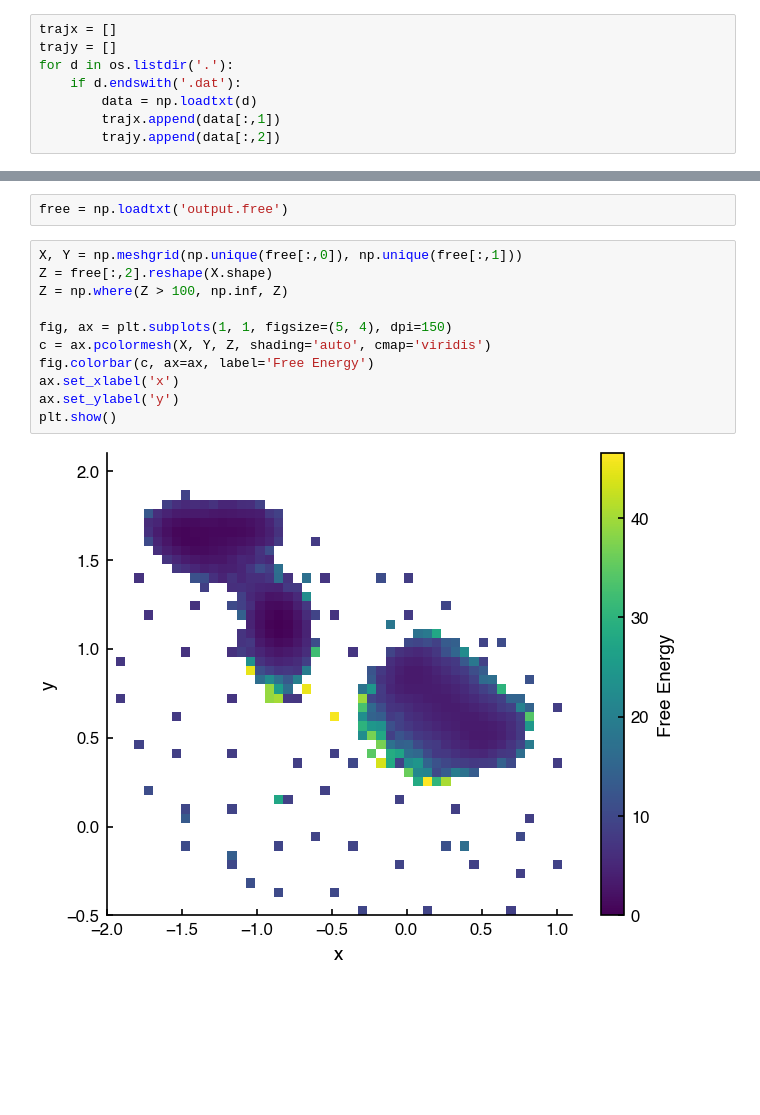
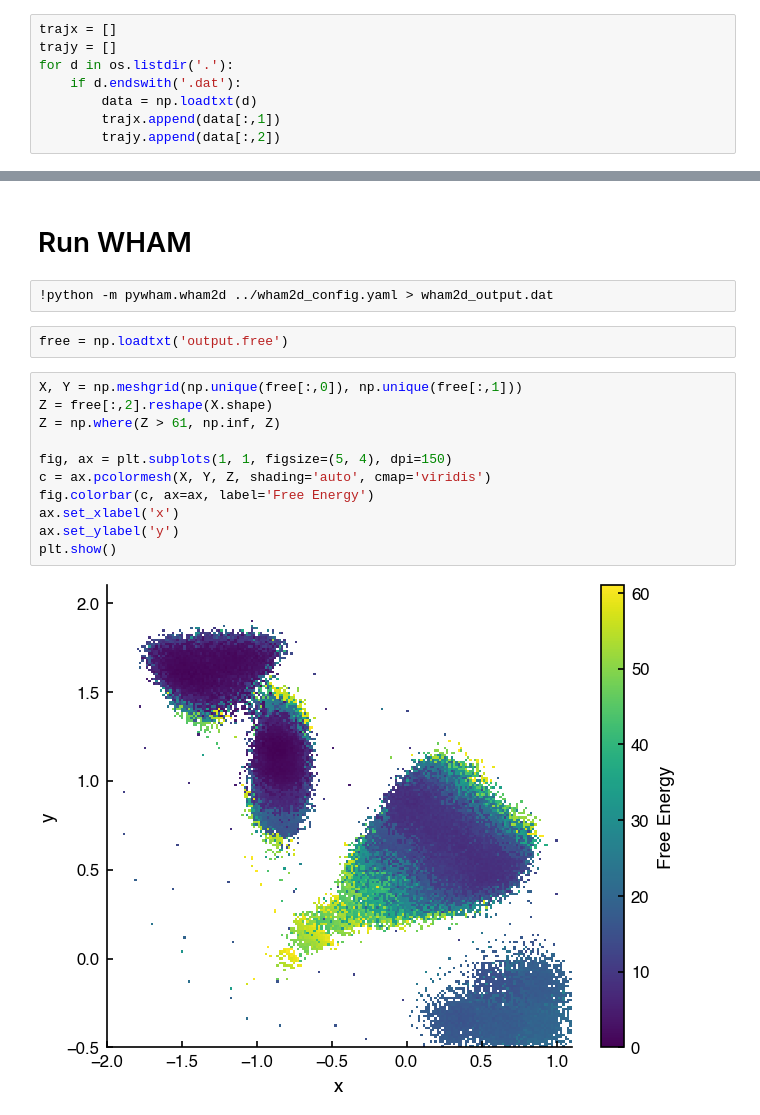
Before and after one commit to arminshzd/pyWHAM, a Jupyter notebook: examples/output_2d/viz.ipynb, the cells around one changed output, grey strips where cells are left out. Cells and saved outputs as stored; diff of their text form; blank space fills up the shorter version.

```diff
--- a/examples/output_2d/viz.ipynb
+++ b/examples/output_2d/viz.ipynb
@@ -60,15 +64,19 @@ plt.show()
+# %% [markdown]
+# Run WHAM
+# %%
+!python -m pywham.wham2d ../wham2d_config.yaml > wham2d_output.dat
 # %%
 free = np.loadtxt('output.free')
 # %%
 X, Y = np.meshgrid(np.unique(free[:,0]), np.unique(free[:,1]))
 Z = free[:,2].reshape(X.shape)
-Z = np.where(Z > 100, np.inf, Z)
+Z = np.where(Z > 61, np.inf, Z)
 
 fig, ax = plt.subplots(1, 1, figsize=(5, 4), dpi=150)
 c = ax.pcolormesh(X, Y, Z, shading='auto', cmap='viridis')
 fig.colorbar(c, ax=ax, label='Free Energy')
 ax.set_xlabel('x')
 ax.set_ylabel('y')
 plt.show()
 # %% [output]
-[figure, old version]
+[figure, new version]
```
Also changed, not shown: parts of 5 cells of this notebook, 7 other files.
